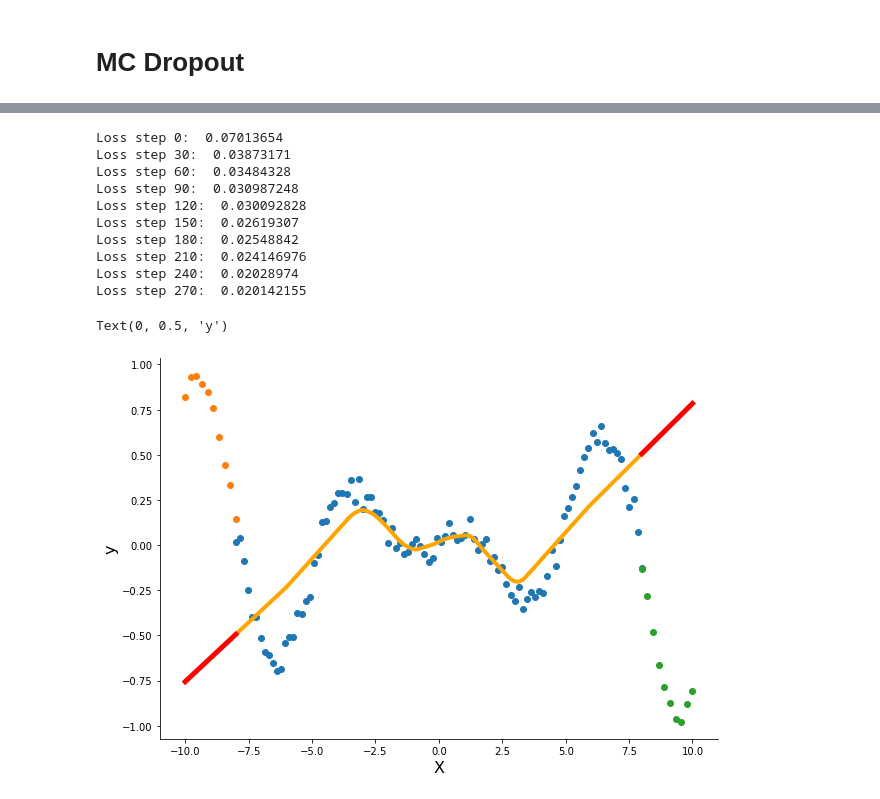
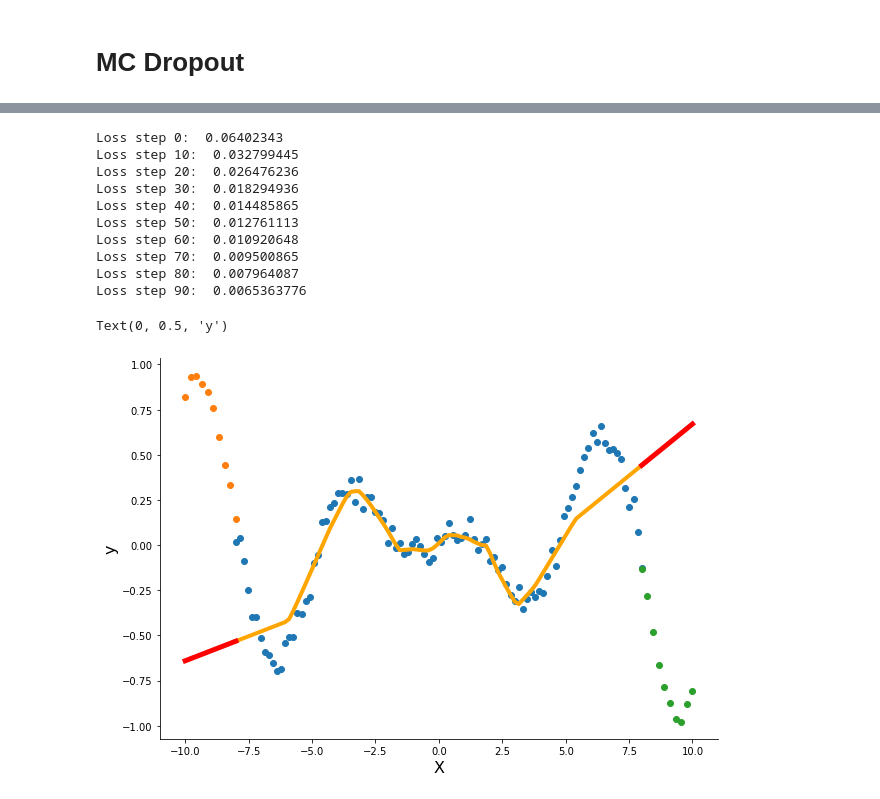
Before and after one commit to nipunbatra/bnn-zoo, a Jupyter notebook: notebooks/MC_dropout.ipynb, the cells around one changed output, grey strips where cells are left out. Saved outputs shown, nothing was run; the diff lists cells and outputs as text; code cells hidden in the pictures.

```diff
--- a/notebooks/MC_dropout.ipynb
+++ b/notebooks/MC_dropout.ipynb
@@ -33,6 +33,5 @@ y, y_test1, y_test2 = targets
 model = mc_dropout.load(features=[1, 32, 64, 1])
 # %%
 # initialize model
-batch = jax.random.normal(key = jax.random.PRNGKey(0), shape=X.shape)
-params = model.init(jax.random.PRNGKey(1), batch, True)
+params = model.init(jax.random.PRNGKey(0), X, deterministic = True)
 # %%
@@ -45,30 +58,36 @@ jax.tree_map(jnp.shape, unfreeze(params))
 # %%
-params, losses =  fit(model, params, X, y, learning_rate=0.01, epochs=100, verbose=True)
+auxs = {
+    "X" : X,
+    "y" : y,
+    "deterministic": False,
+    "rate" : 0.03
+}
+params, losses =  fit(model, params, auxs, learning_rate=0.01, epochs=100, verbose=True)
 # %% [output]
-Loss step 0:  0.07013654
-Loss step 30:  0.03873171
-Loss step 60:  0.03484328
-Loss step 90:  0.030987248
-Loss step 120:  0.030092828
-Loss step 150:  0.02619307
-Loss step 180:  0.02548842
-Loss step 210:  0.024146976
-Loss step 240:  0.02028974
-Loss step 270:  0.020142155
+Loss step 0:  0.06402343
+Loss step 10:  0.032799445
+Loss step 20:  0.026476236
+Loss step 30:  0.018294936
+Loss step 40:  0.014485865
+Loss step 50:  0.012761113
+Loss step 60:  0.010920648
+Loss step 70:  0.009500865
+Loss step 80:  0.007964087
+Loss step 90:  0.0065363776
 # %%
 plt.figure(figsize=(10,7))
 plt.scatter(X,y)
 plt.scatter(x_test1,y_test1)
 plt.scatter(x_test2,y_test2)
-plt.plot(X, model.apply(params, X, True), "orange", linewidth=4)
-plt.plot(x_test1, model.apply(params,x_test1, True),"red", linewidth = 5)
-plt.plot(x_test2, model.apply(params,x_test2, True), "red", linewidth = 5)
+plt.plot(X, model.apply(params, X, deterministic=True), "orange", linewidth=4)
+plt.plot(x_test1, model.apply(params,x_test1, deterministic=True),"red", linewidth = 5)
+plt.plot(x_test2, model.apply(params,x_test2, deterministic=True), "red", linewidth = 5)
 sns.despine()
 plt.xlabel("X",fontsize=16)
 plt.ylabel("y",fontsize=16)
 # %% [output]
 Text(0, 0.5, 'y')
-[figure, old version]
+[figure, new version]
 # %%
 x = jnp.linspace(-10, 10, 200).reshape(-1,1)
 n_stacks = 100
```
Also changed, not shown: parts of 5 cells of this notebook, 3 other files.
